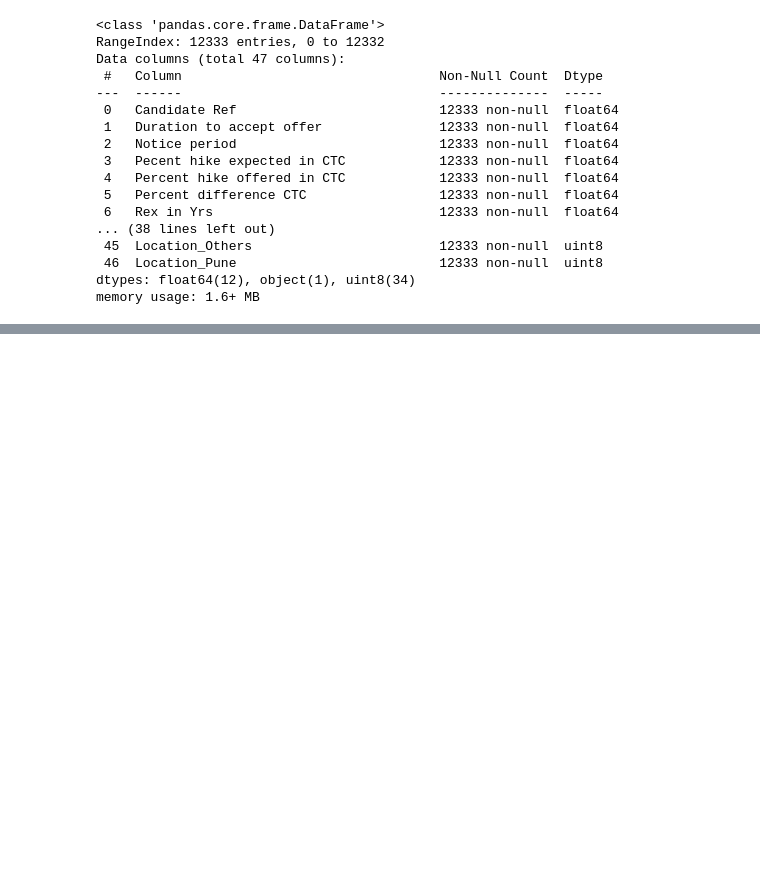
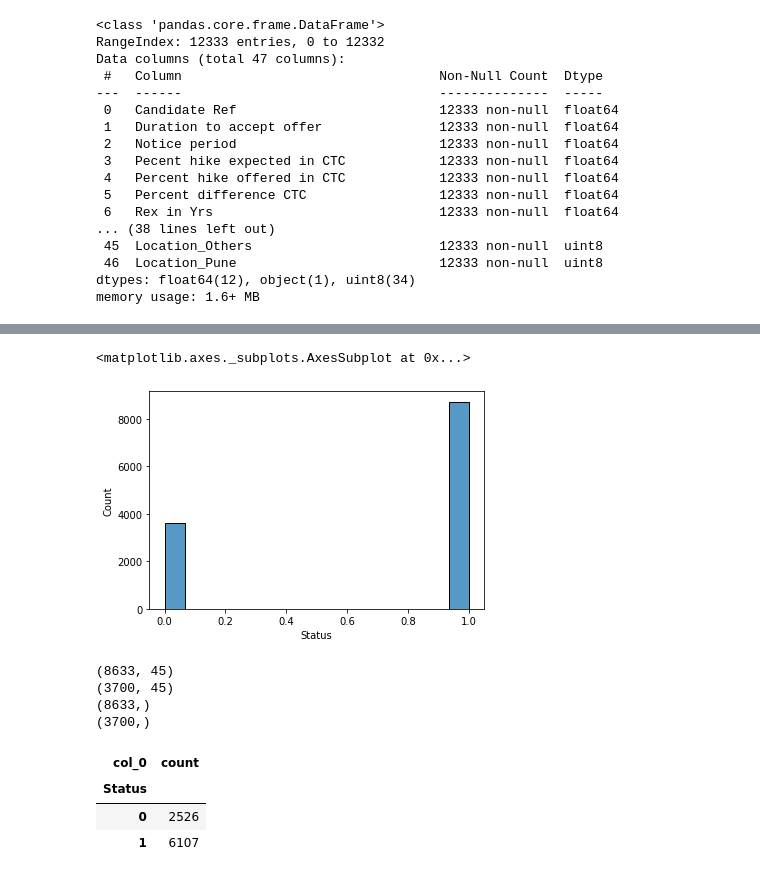
Before and after one commit to unjuken/scalene_svm, a Jupyter notebook: scalene_svm.ipynb, the cells around one changed output, grey strips where cells are left out. Cells and saved outputs as stored; diff of their text form; code cells hidden in the pictures; blank space fills up the shorter version.

Commit message:
Created using Colaboratory - First Training done

```diff
--- a/scalene_svm.ipynb
+++ b/scalene_svm.ipynb
@@ -205,3 +210,11 @@ Data columns (total 47 columns):
  46  Location_Pune                          12333 non-null  uint8
 dtypes: float64(12), object(1), uint8(34)
 memory usage: 1.6+ MB
+# %%
+#drop the candidate id
+df = df.drop(columns = 'Candidate Ref')
+df['Status'] = df['Status'].astype('category')
+#Cambiar orden de la categorizacion para que 1 sea "Joined"
+df["Status"] = df["Status"].cat.reorder_categories(["Not Joined", "Joined"])
+df["Status"] = df["Status"].cat.codes
+df.info()
@@ -207,0 +242,5 @@ memory usage: 1.6+ MB
+# %%
+sns.histplot(df['Status'])
+# %% [output]
+<matplotlib.axes._subplots.AxesSubplot at 0x...>
+[figure, added]
@@ -207,0 +296,33 @@ memory usage: 1.6+ MB
+# %%
+# Definimos la semilla para el generador de número aleatorios
+np.random.seed(333)
+
+# Dividimos los datos aleatoriamente en 80% para entrenamiento y 20% para prueba
+X_train, X_test, y_train, y_test = train_test_split(X,y, test_size = 0.30, stratify=y)
+# IMPORTANTE: Las muestras están estratificadas, i.e., la proporción de clientes retenidos y no-retenidos es la misma en ambos
+
+# Chequeemos los resultados
+print(X_train.shape)
+print(X_test.shape)
+print(y_train.shape)
+print(y_test.shape)
+# %% [output]
+(8633, 45)
+(3700, 45)
+(8633,)
+(3700,)
+# %%
+# Distribución de frecuencia de las clases
+
+train_outcome = pd.crosstab(index=y_train,  # Make a crosstab
+                              columns="count")      # Name the count column
+
+notjoined_count = train_outcome['count'][0]
+joined_count = train_outcome['count'][1]
+
+train_outcome
+# %% [output]
+| col_0 | count |
+| Status |  |
+| 0 | 2526 |
+| 1 | 6107 |
```
Also changed, not shown: parts of 6 cells of this notebook.
